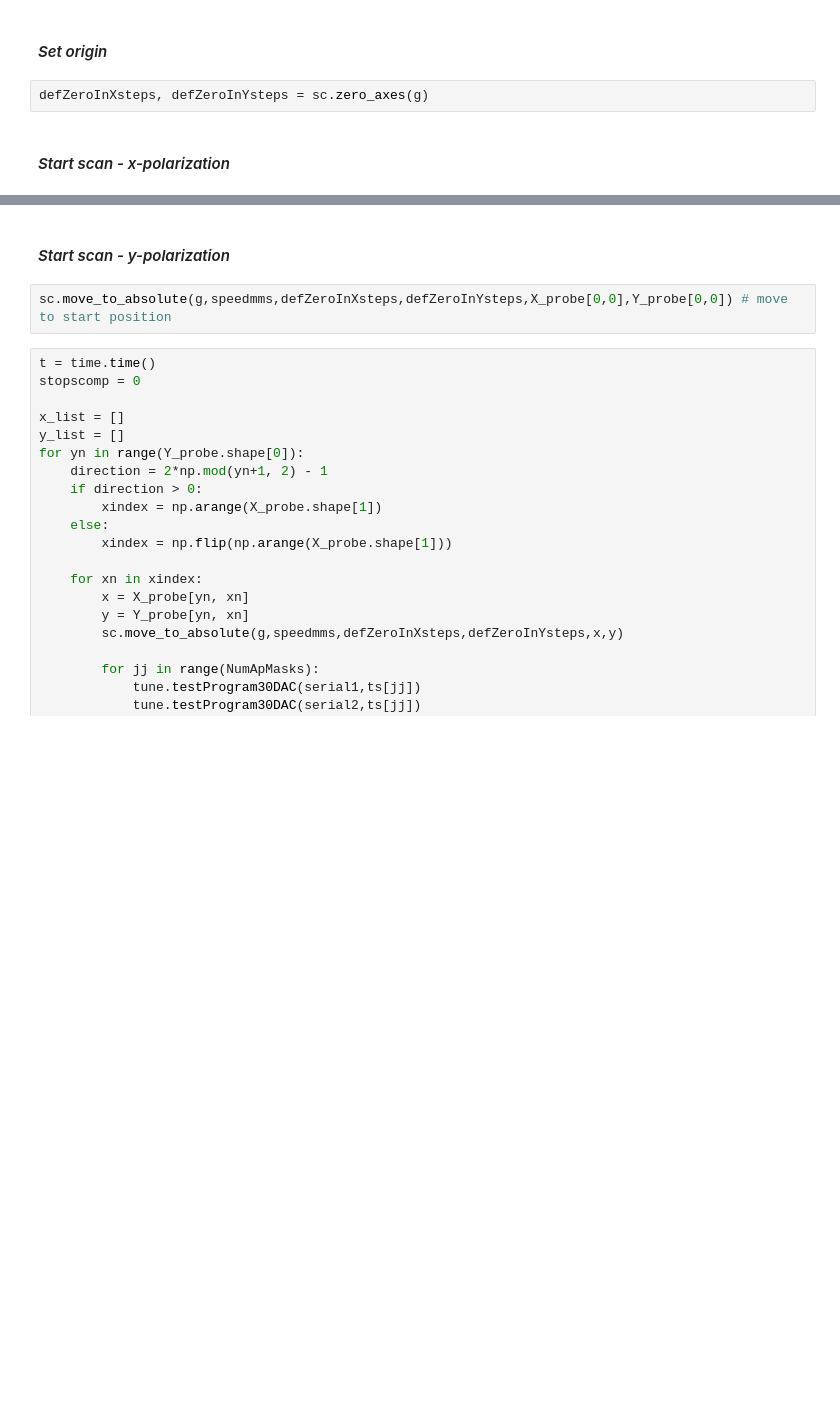
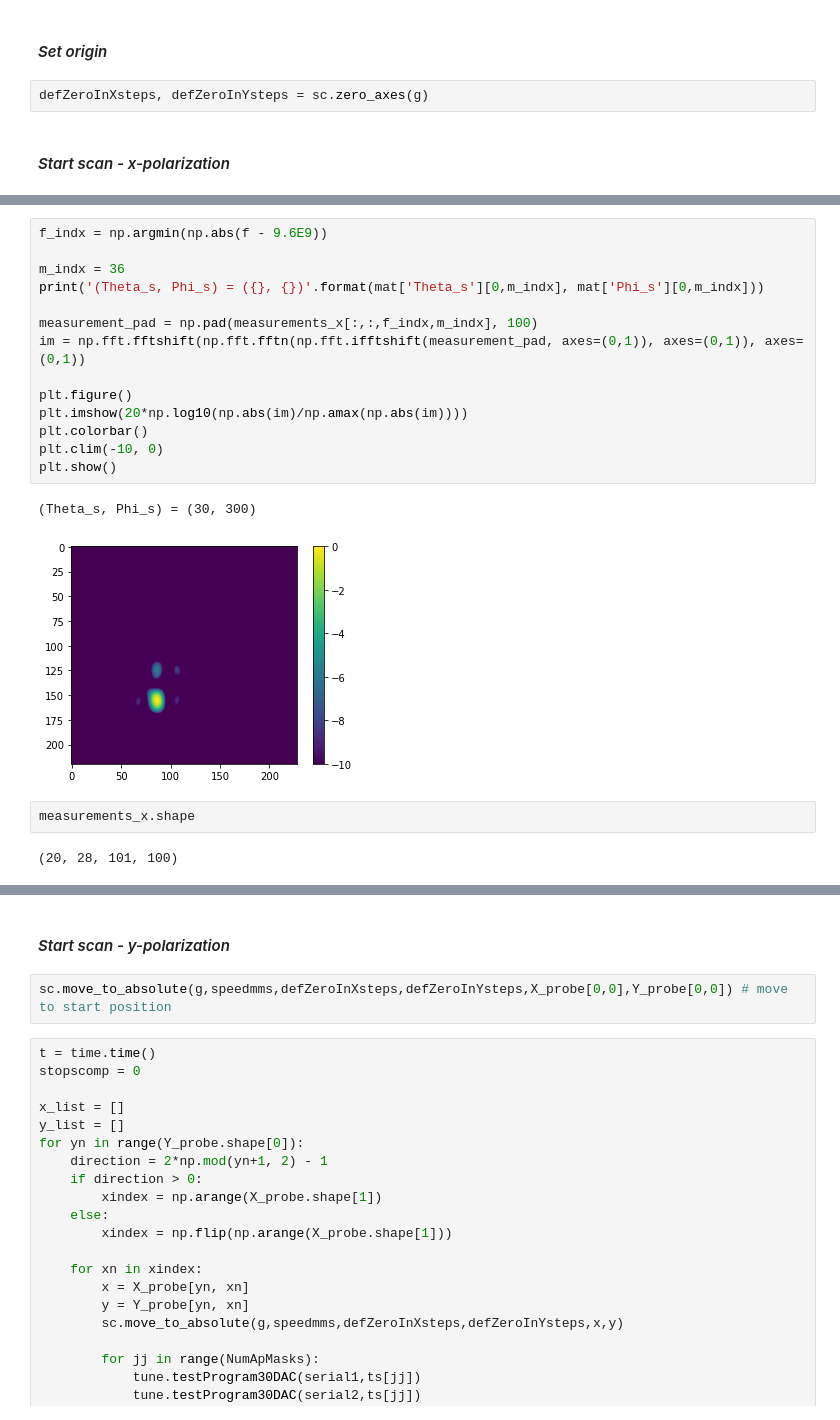
Before and after one commit to aaronvd/Acquisition-Code, a Jupyter notebook: Measurement Code/Python/NFS_Script_Quickturn.ipynb, the cells around one changed output, grey strips where cells are left out. Cells and saved outputs as stored; diff of their text form; blank space fills up the shorter version.

```diff
--- a/Measurement Code/Python/NFS_Script_Quickturn.ipynb
+++ b/Measurement Code/Python/NFS_Script_Quickturn.ipynb
@@ -196,0 +245,21 @@ Est. time remaining: 0.6762534942891862 hours
+# %%
+f_indx = np.argmin(np.abs(f - 9.6E9))
+
+m_indx = 36
+print('(Theta_s, Phi_s) = ({}, {})'.format(mat['Theta_s'][0,m_indx], mat['Phi_s'][0,m_indx]))
+
+measurement_pad = np.pad(measurements_x[:,:,f_indx,m_indx], 100)
+im = np.fft.fftshift(np.fft.fftn(np.fft.ifftshift(measurement_pad, axes=(0,1)), axes=(0,1)), axes=(0,1))
+
+plt.figure()
+plt.imshow(20*np.log10(np.abs(im)/np.amax(np.abs(im))))
+plt.colorbar()
+plt.clim(-10, 0)
+plt.show()
+# %% [output]
+(Theta_s, Phi_s) = (30, 300)
+[figure, added]
+# %%
+measurements_x.shape
+# %% [output]
+(20, 28, 101, 100)
```
Also changed, not shown: parts of 17 cells of this notebook.
